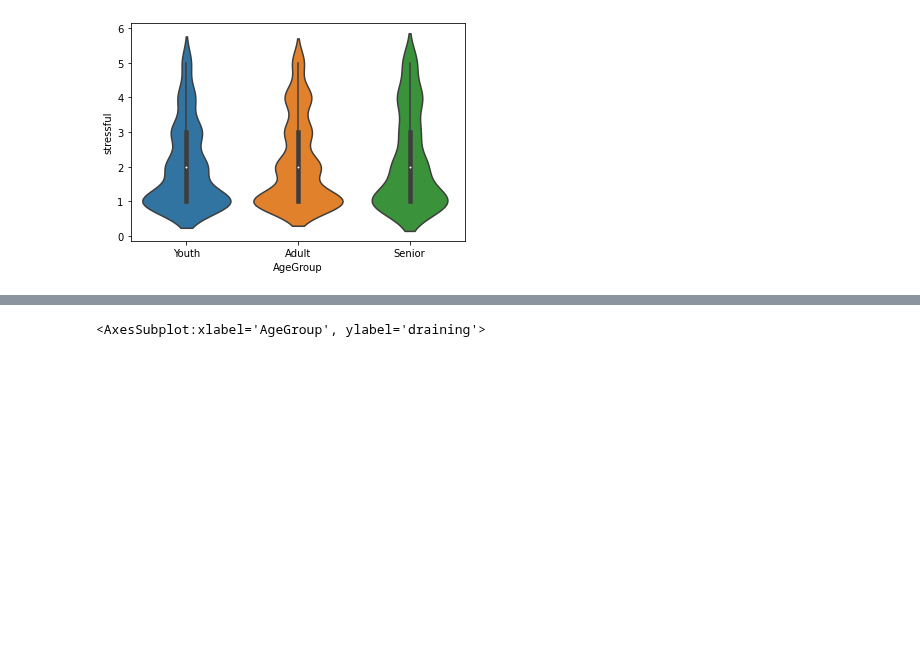
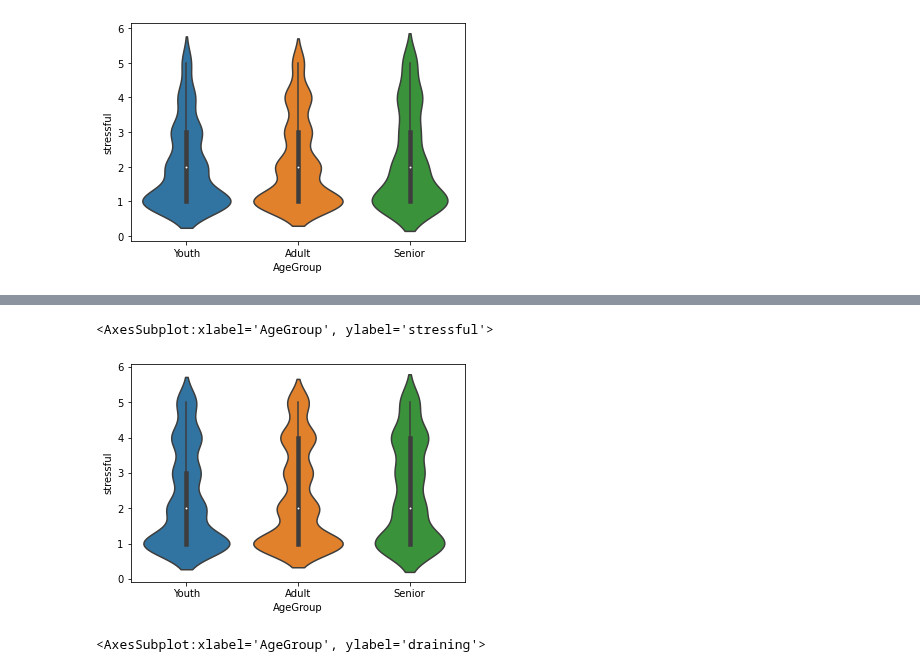
Before and after one commit to dbyers15/EmotionAndMemory, a Jupyter notebook: WorkingNotebook.ipynb, the cells around one changed output, grey strips where cells are left out. Saved outputs shown, nothing was run; the diff lists cells and outputs as text; code cells hidden in the pictures; blank space fills up the shorter version.

```diff
--- a/WorkingNotebook.ipynb
+++ b/WorkingNotebook.ipynb
@@ -653 +663,8 @@ sns.violinplot(x='AgeGroup',data=newRetold,
+# %%
+#Recalled Agegroup vs stressful
+sns.violinplot(x='AgeGroup',data=newRecalled,
+            y='stressful')
+# %% [output]
+<AxesSubplot:xlabel='AgeGroup', ylabel='stressful'>
+[figure, added]
 # %%
```
Also changed, not shown: parts of 61 cells of this notebook.
